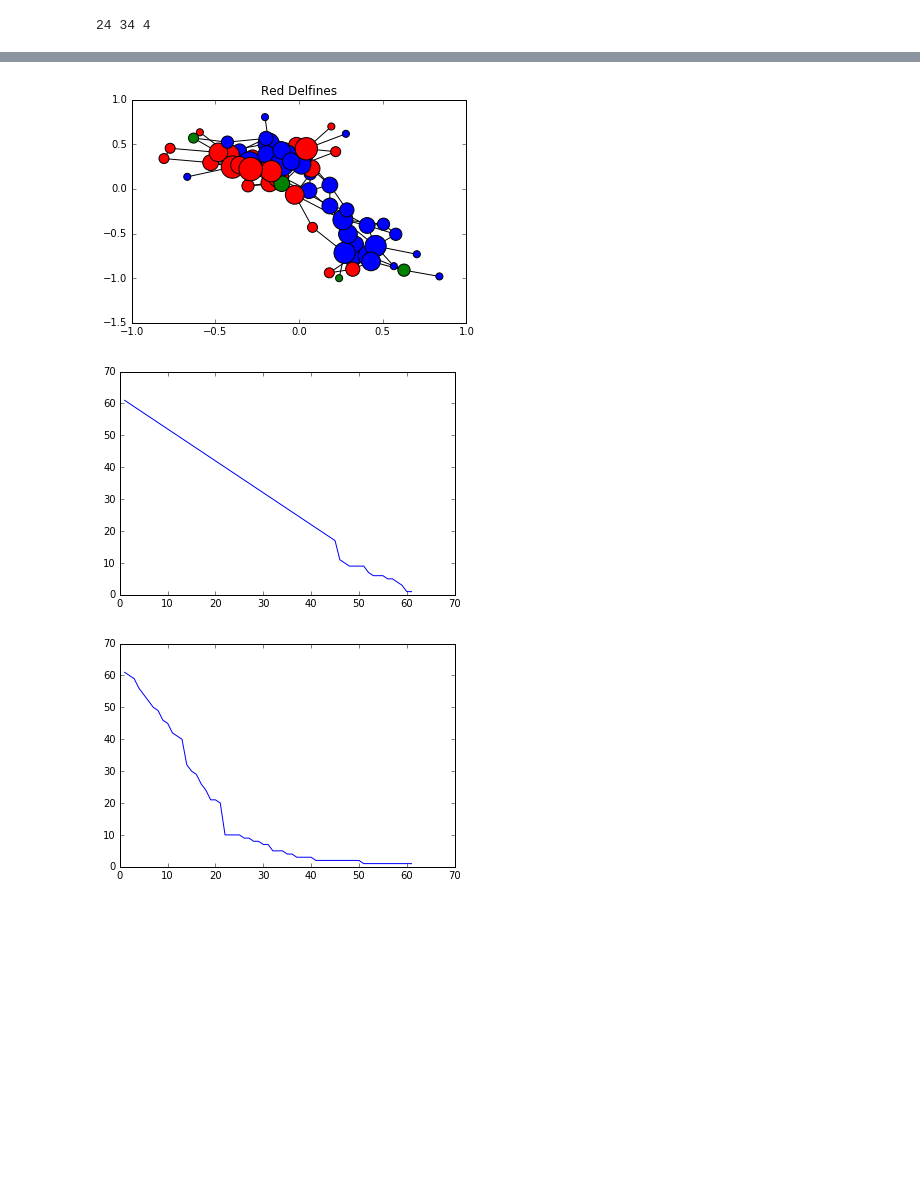
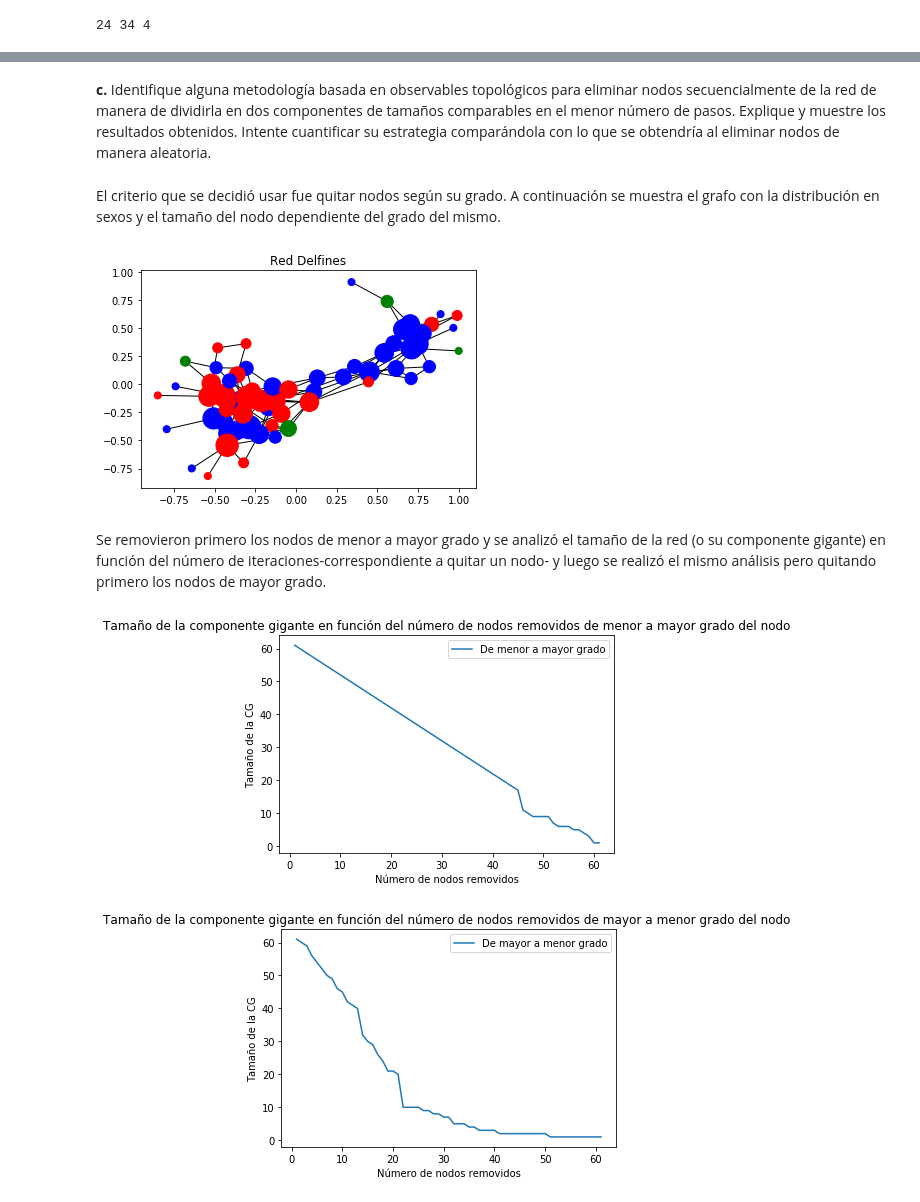
Before and after one commit to vms10/redestcs, a Jupyter notebook: Ejercicio2.ipynb, the cells around one changed output, grey strips where cells are left out. Cells and saved outputs as stored; diff of their text form; code cells hidden in the pictures; blank space fills up the shorter version.

```diff
--- a/Ejercicio2.ipynb
+++ b/Ejercicio2.ipynb
@@ -233,24 +260,32 @@ print(Que_tan_anomala_es_la_red)
+# %% [markdown]
+**c.** Identifique alguna metodología basada en observables topológicos para eliminar nodos secuencialmente de la red de manera de dividirla en dos componentes de tamaños comparables en el menor número de pasos. Explique y muestre los resultados obtenidos.
+Intente cuantificar su estrategia comparándola con lo que se obtendría al eliminar nodos de manera aleatoria.
+# %% [markdown]
+El criterio que se decidió usar fue quitar nodos según su grado. A continuación se muestra el grafo con la distribución en sexos y el tamaño del nodo dependiente del grado del mismo.
 # %%
 Nodos_genero_grado=[]
-for n,g in F:nx.get_node_attributes(G1,"grado")
+for n,g in F:
+    nx.get_node_attributes(G,"grado")
     grado=G.degree(n)
     Nodos_genero_grado.append([n,g,grado])
 Nodos_grado=[]
 for n,g in F:
     grado=G.degree(n)
     Nodos_grado.append([n,grado])
 Nodos_genero_grado
 size=50
 options1={'with_labels':False,
         'node_color':["r" if g=="f" else "b" if g=="m" else "g" for n,g in F],
         'font_weight':'bold',
         'node_size':[size*k for n,g,k in Nodos_genero_grado]}
 plt.title("Red Delfines")
 
 nx.draw_networkx(G,**options1)
 plt.show()
 # %% [output]
-[figure, old version]
+[figure, new version]
+# %% [markdown]
+Se removieron primero los nodos de menor a mayor grado y se analizó el tamaño de la red (o su componente gigante) en función del número de iteraciones-correspondiente a quitar un nodo- y luego se realizó el mismo análisis pero quitando primero los nodos de mayor grado.
 # %%
 #
 G1=nx.read_gml("data/dolphins.gml")
@@ -297,22 +332,32 @@ KAKA1=Sacando_nodos(G2,GNordenadoUP)
-# %%
-y_KAKA=[]
-for n,g in KAKA:
-    y_KAKA.append(n)
-x_KAKA=[]
-for n,g in KAKA:
-    x_KAKA.append(g)
-
-y_KAKA1=[]
-for n,g in KAKA1:
-    y_KAKA1.append(n)
-x_KAKA1=[]
-for n,g in KAKA1:
-    x_KAKA1.append(g)
-
-plt.plot(x_KAKA,y_KAKA)
-plt.show()
-plt.plot(x_KAKA1,y_KAKA1)
-plt.show()
-# %% [output]
-[figure, removed]
-[figure, removed]
+# %%
+y_Ascendente=[]
+for n,g in Ascendente:
+    y_Ascendente.append(n)
+x_Ascendente=[]
+for n,g in Ascendente:
+    x_Ascendente.append(g)
+
+y_Descendente=[]
+for n,g in Descendente:
+    y_Descendente.append(n)
+x_Descendente=[]
+for n,g in Descendente:
+    x_Descendente.append(g)
+
+plt.plot(x_Ascendente,y_Ascendente,label="De menor a mayor grado")
+plt.ylabel("Tamaño de la CG")
+plt.xlabel("Número de nodos removidos")
+plt.legend()
+plt.title("Tamaño de la componente gigante en función del número de nodos removidos de menor a mayor grado del nodo")
+plt.show()
+plt.plot(x_Descendente,y_Descendente, label="De mayor a menor grado")
+
+plt.ylabel("Tamaño de la CG")
+plt.xlabel("Número de nodos removidos")
+plt.legend()
+plt.title("Tamaño de la componente gigante en función del número de nodos removidos de mayor a menor grado del nodo ")
+
+plt.show()
+# %% [output]
+[figure, added]
+[figure, added]
```
Also changed, not shown: parts of 23 cells of this notebook.
